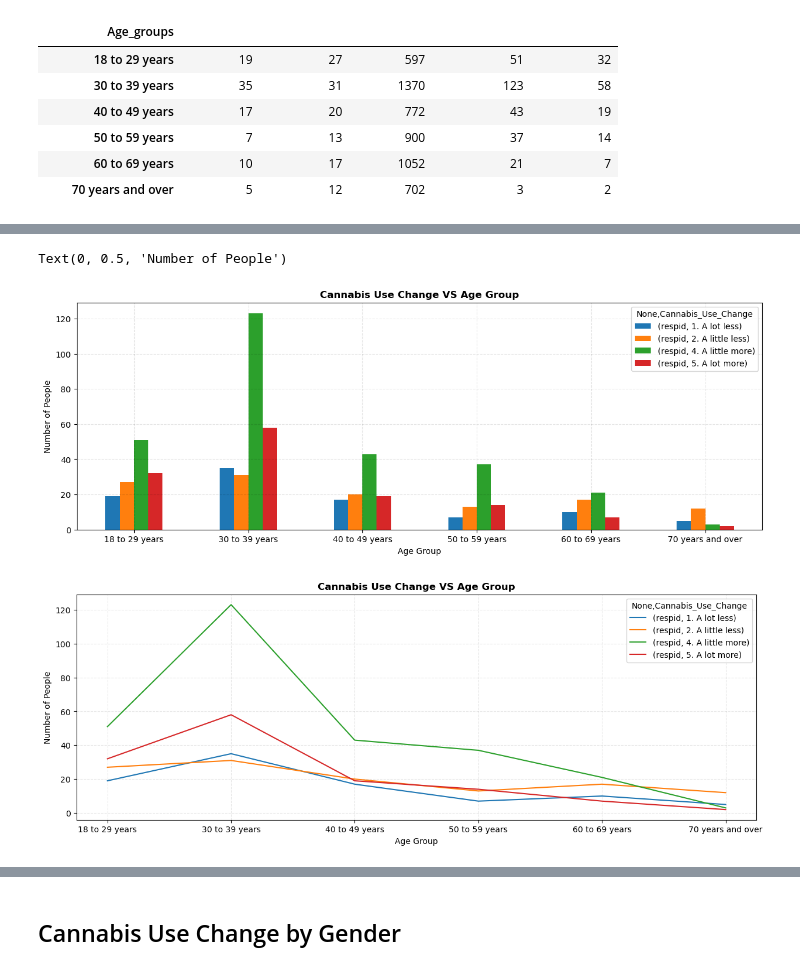
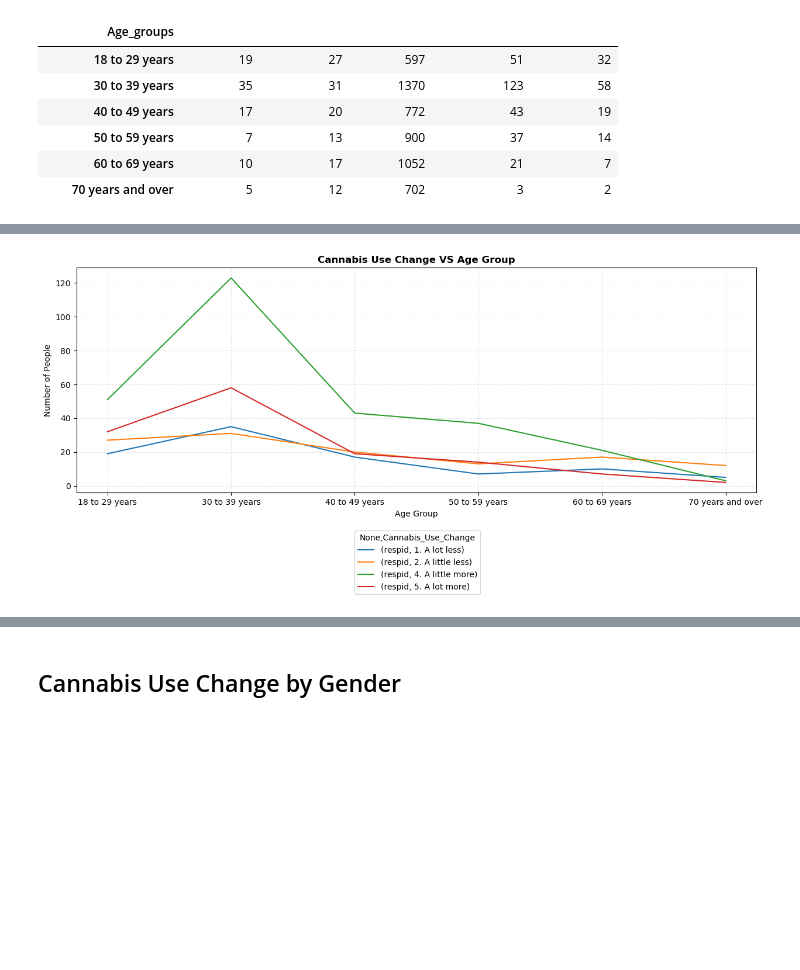
Before and after one commit to ajunjee-selvam/Project_1, a Jupyter notebook: cannabis_demographics_starter.ipynb, the cells around one changed output, grey strips where cells are left out. Cells and saved outputs as stored; diff of their text form; code cells hidden in the pictures; blank space fills up the shorter version.

```diff
--- a/cannabis_demographics_starter.ipynb
+++ b/cannabis_demographics_starter.ipynb
@@ -288,19 +252,18 @@ Text(0, 0.5, 'Number of People')
 # %%
 age_group_df2 = change_only_df.groupby(["Age_groups", "Cannabis_Use_Change"]).count().unstack()
 age_group_df2 = age_group_df2[["respid"]]
-age_group_df2.plot(kind="bar", figsize=(15,5), rot = 0)
+# axagegroupbar2 = age_group_df2.plot(kind="bar", figsize=(15,5), rot = 0)
+# plt.grid(color = 'black', linestyle = '--', alpha=0.1)
+# plt.title("Cannabis Use Change VS Age Group", fontweight = "bold")
+# plt.xlabel("Age Group")
+# plt.ylabel("Number of People")
+axagegroupline2 = age_group_df2.plot(kind="line", figsize=(15,5))
 plt.grid(color = 'black', linestyle = '--', alpha=0.1)
 plt.title("Cannabis Use Change VS Age Group", fontweight = "bold")
 plt.xlabel("Age Group")
 plt.ylabel("Number of People")
-age_group_df2.plot(kind="line", figsize=(15,5))
-plt.grid(color = 'black', linestyle = '--', alpha=0.1)
-plt.title("Cannabis Use Change VS Age Group", fontweight = "bold")
-plt.xlabel("Age Group")
-plt.ylabel("Number of People")
+axagegroupline2.get_legend().set_bbox_to_anchor((0.6,-0.15))
 # %% [output]
-Text(0, 0.5, 'Number of People')
-[figure, old version]
+[figure, new version]
-[figure, removed]
 # %%
 fig, axes = plt.subplots(nrows=2, ncols=3)
```
Also changed, not shown: parts of 28 cells of this notebook.
